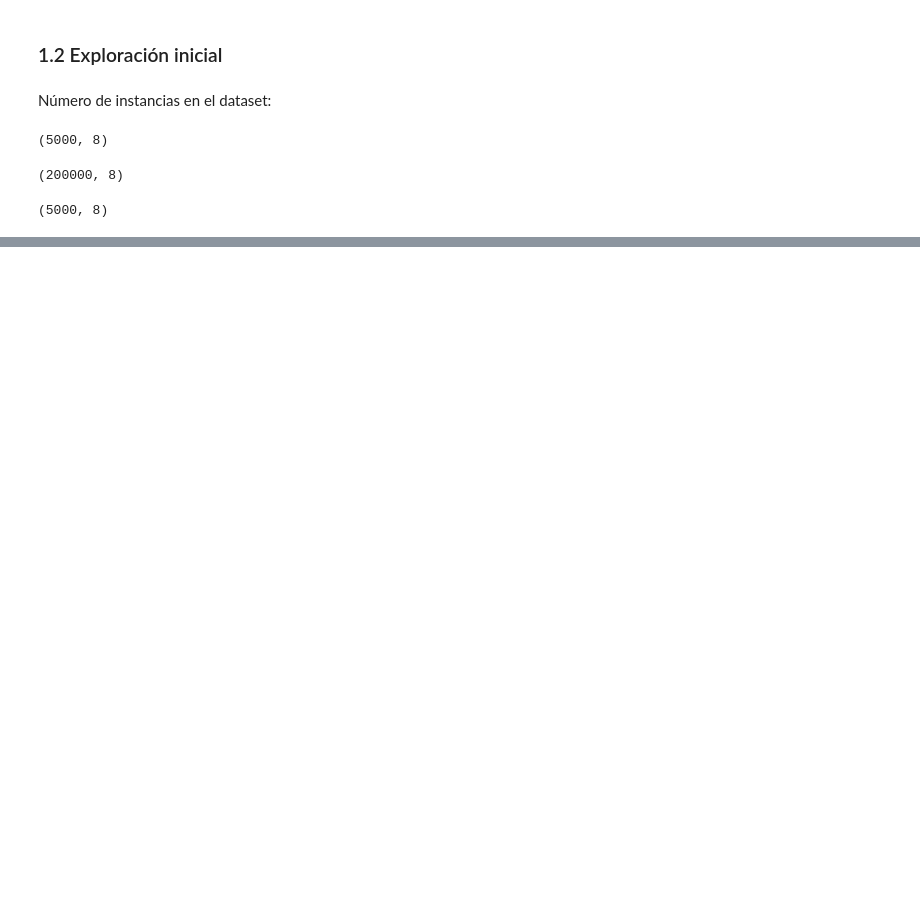
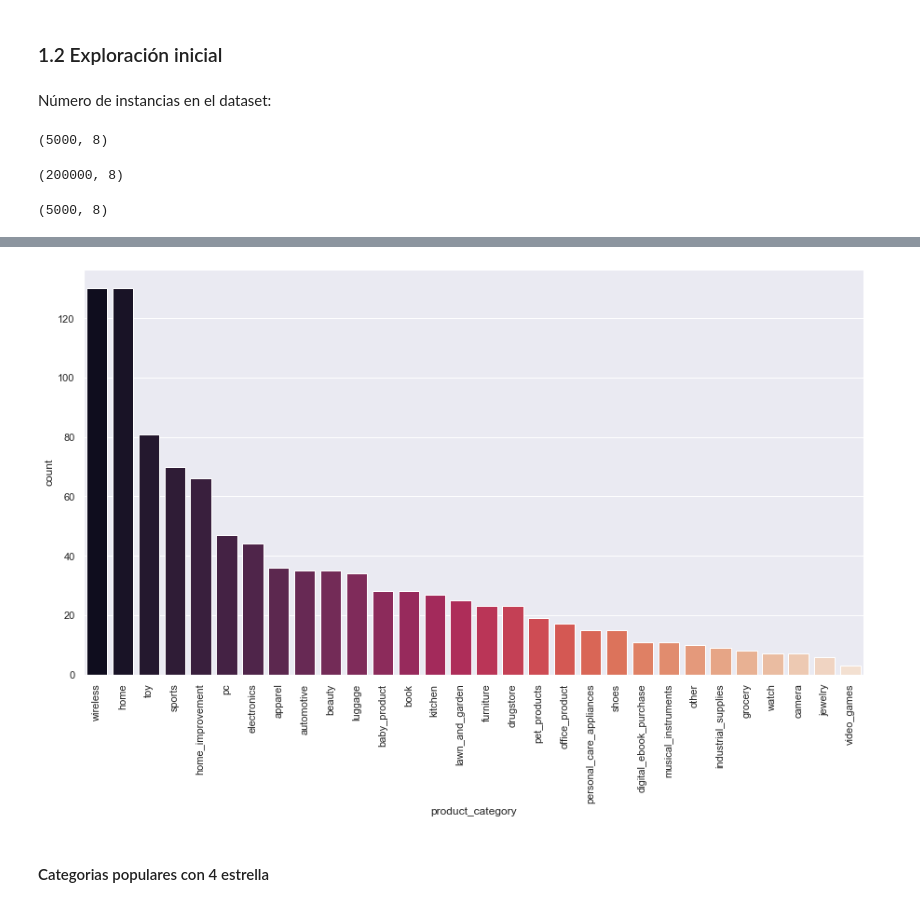
Before and after one commit to luiscarlos0218/proyecto3_NLP, a Jupyter notebook: DS_Proyecto_03_NLP.ipynb, the cells around one changed output, grey strips where cells are left out. Drawn from its saved outputs; the diff is of its cells as text; code cells hidden in the pictures; blank space fills up the shorter version.

```diff
--- a/DS_Proyecto_03_NLP.ipynb
+++ b/DS_Proyecto_03_NLP.ipynb
@@ -121,0 +174,3 @@ plt.show()
+# %%
+three_star = dataset_dev[dataset_dev.stars==3]
+three_star.head()
@@ -121,0 +184,10 @@ plt.show()
+# %%
+plt.figure(figsize = (15,8))
+plot = sns.countplot(data=three_star, x='product_category',order = three_star.product_category.value_counts().index,palette='rocket')
+for item in plot.get_xticklabels():
+    item.set_rotation(90)
+plt.show()
+# %% [output]
+[figure, added]
+# %% [markdown]
+#### Categorias populares con 4 estrella
```
Also changed, not shown: parts of 34 cells of this notebook.
